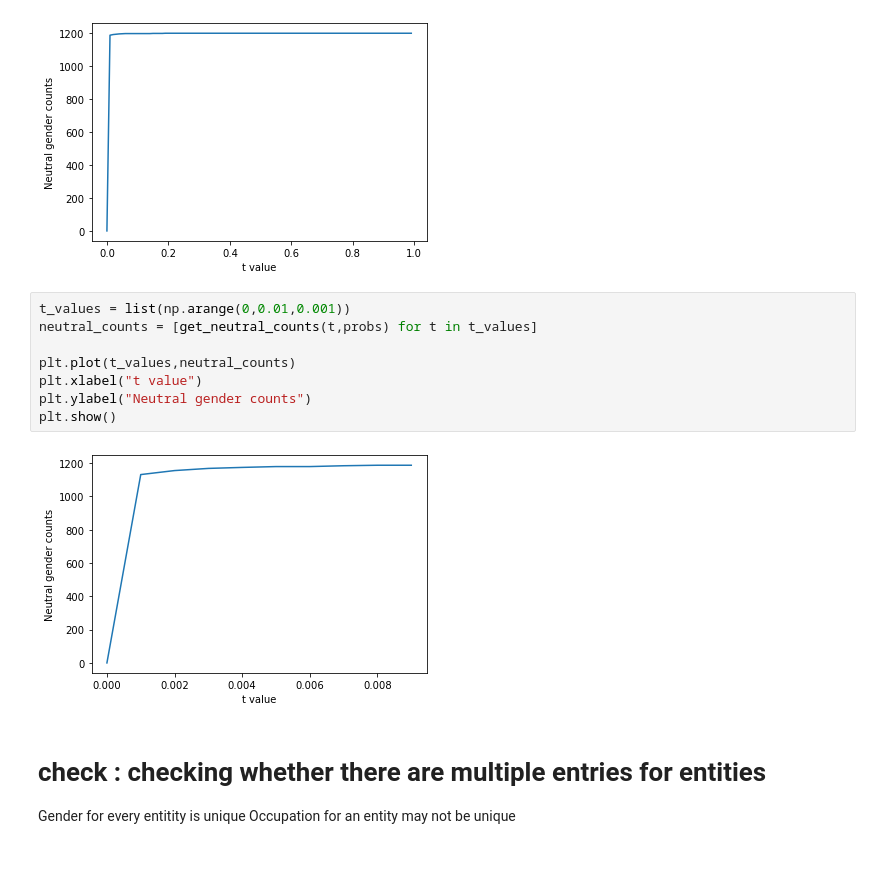
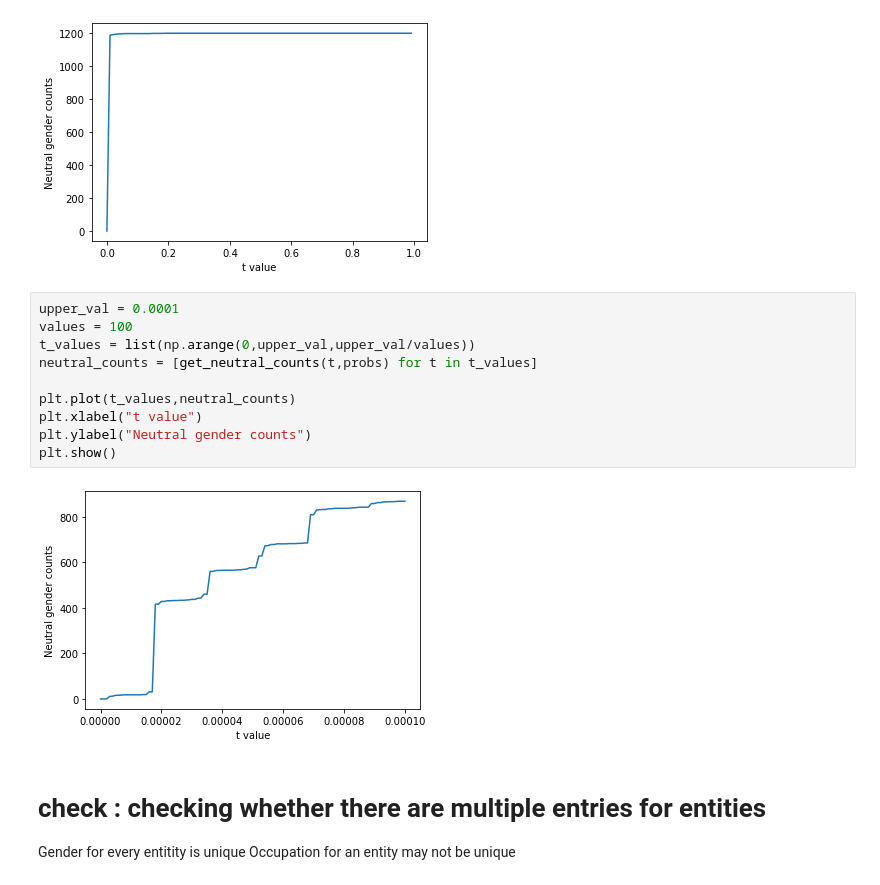
Before and after one commit to dewangmodi/Debiasing-KGE, a Jupyter notebook: Bias in Data.ipynb, the cells around one changed output. Saved outputs shown, nothing was run; the diff lists cells and outputs as text.

```diff
--- a/Bias in Data.ipynb
+++ b/Bias in Data.ipynb
@@ -65,15 +65,17 @@ plt.show()
 # %% [output]
 [figure]
 # %%
-t_values = list(np.arange(0,0.01,0.001))
+upper_val = 0.0001
+values = 100
+t_values = list(np.arange(0,upper_val,upper_val/values))
 neutral_counts = [get_neutral_counts(t,probs) for t in t_values]
 
 plt.plot(t_values,neutral_counts)
 plt.xlabel("t value")
 plt.ylabel("Neutral gender counts")
 plt.show()
 # %% [output]
-[figure, old version]
+[figure, new version]
 # %% [markdown]
 # check : checking whether there are multiple entries for entities
 
```
Also changed, not shown: parts of 5 cells of this notebook, 6 other files.
